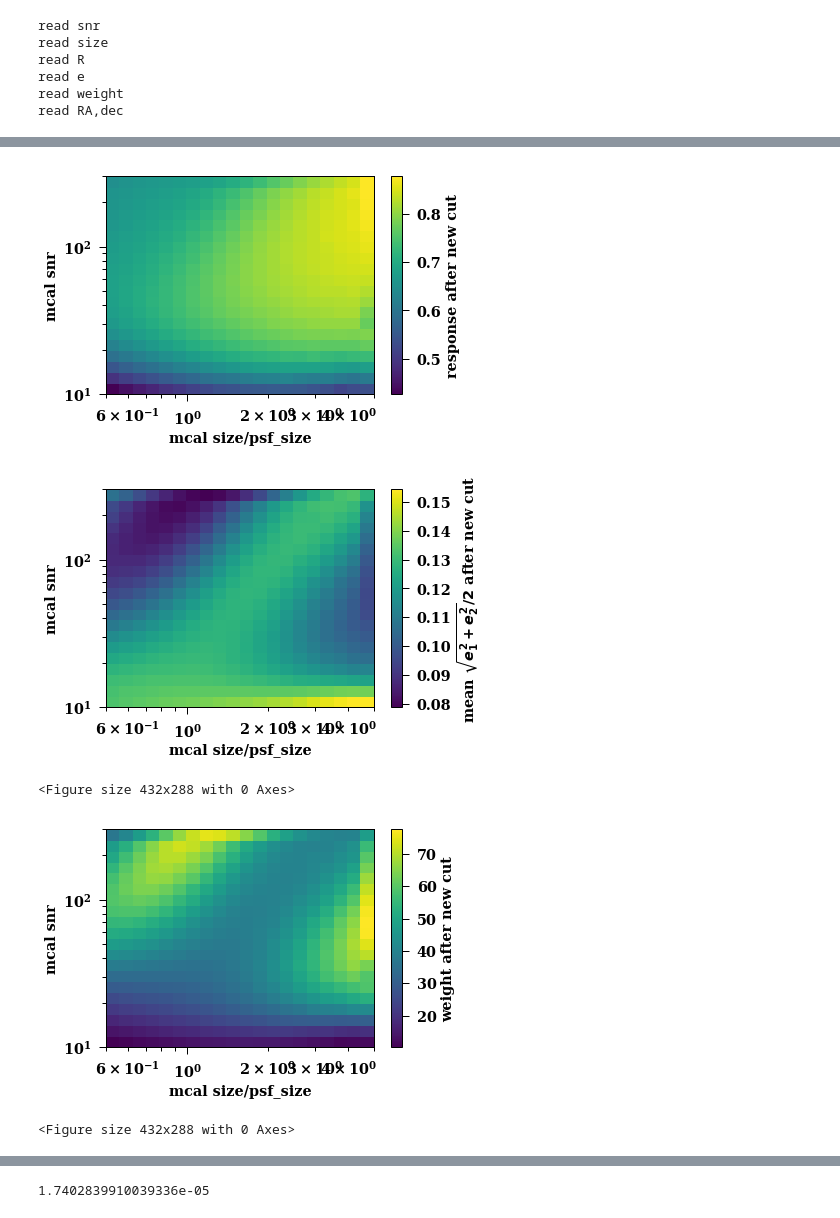
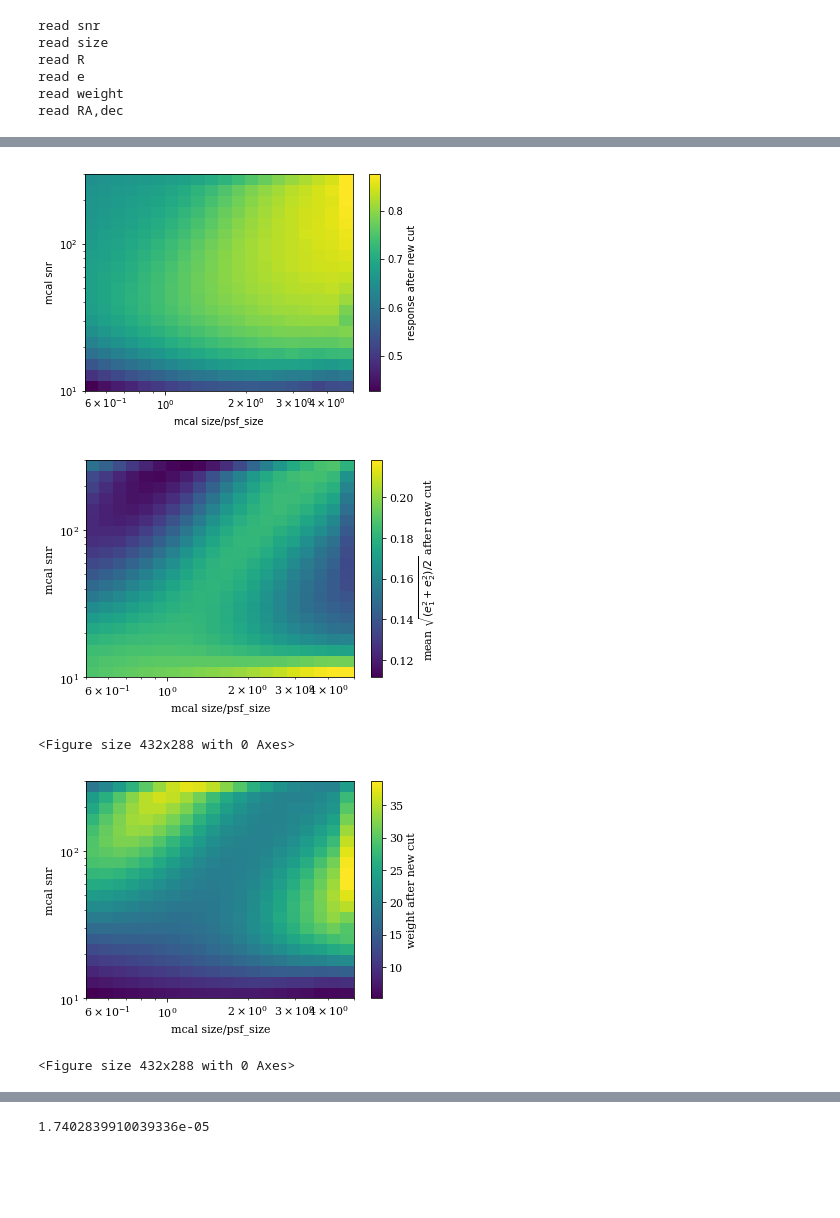
Before and after one commit to des-science/Y3_shearcat_tests, a Jupyter notebook: Weights/plots.ipynb, the cells around one changed output, grey strips where cells are left out. Cells and saved outputs as stored; diff of their text form; code cells hidden in the pictures; blank space fills up the shorter version.

```diff
--- a/Weights/plots.ipynb
+++ b/Weights/plots.ipynb
@@ -27,6 +27,12 @@ from sompz import CellMap
 from math import log10
 %matplotlib inline
 # %%
+snmin=10
+snmax=300
+sizemin=0.5
+sizemax=5
+steps=20
+
 def assign_loggrid(x, y, xmin, xmax, xsteps, ymin, ymax, ysteps):
     # return x and y indices of data (x,y) on a log-spaced grid that runs from [xy]min to [xy]max in [xy]steps
 
@@ -130,17 +136,17 @@ new_response = mesh_average((new_R11+new_R22)/2,new_indexx,new_indexy,steps,new_
 
 logmeshplot(new_response, xedges, yedges, "response after new cut")
 # %% [output]
-[figure, old version]
+[figure, new version]
 # %%
 #old_meanes = mesh_average(np.sqrt(old_e1**2+old_e2**2)/2,old_indexx,old_indexy,steps,old_count)
-new_meanes = mesh_average(np.sqrt(new_e1**2+new_e2**2)/2,new_indexx,new_indexy,steps,new_count)
+new_meanes = mesh_average(np.sqrt((new_e1**2+new_e2**2)/2),new_indexx,new_indexy,steps,new_count)
 #logmeshplot(old_meanes, xedges, yedges, r"mean $\sqrt{e_1^2+e_2^2}/2$ before new cut")
 #plt.figure()
-logmeshplot(new_meanes, xedges, yedges, r"mean $\sqrt{e_1^2+e_2^2}/2$ after new cut")
+logmeshplot(new_meanes, xedges, yedges, r"mean $\sqrt{(e_1^2+e_2^2)/2}$ after new cut")
 #plt.figure()
 #logmeshplot((new_meanes-old_meanes)/old_meanes, xedges, yedges, r"relative change")
 # %% [output]
-[figure, old version]
+[figure, new version]
 # %%
 new_w=1/(new_meanes/new_response)**2
 #old_w=1/(old_meanes/old_response)**2
@@ -158,7 +164,7 @@ plt.figure()
 #logmeshplot(stored_w-old_w, xedges, yedges, r"stored - old weight")
 # %% [output]
 <Figure size 432x288 with 0 Axes>
-[figure, old version]
+[figure, new version]
 <Figure size 432x288 with 0 Axes>
 # %%
 # cumulative \sqrt{N}/sigma_gamma
```
Also changed, not shown: parts of 14 cells of this notebook.
